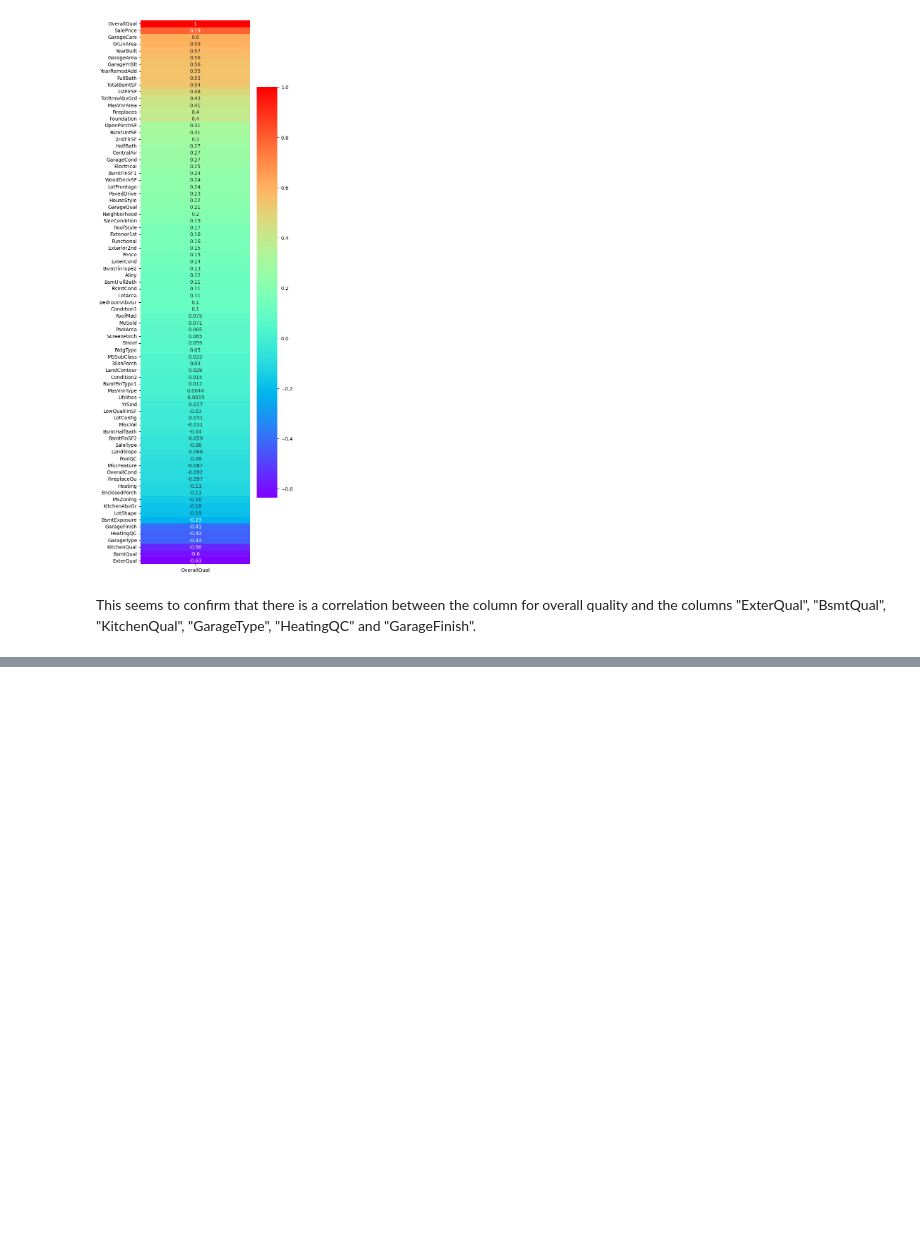
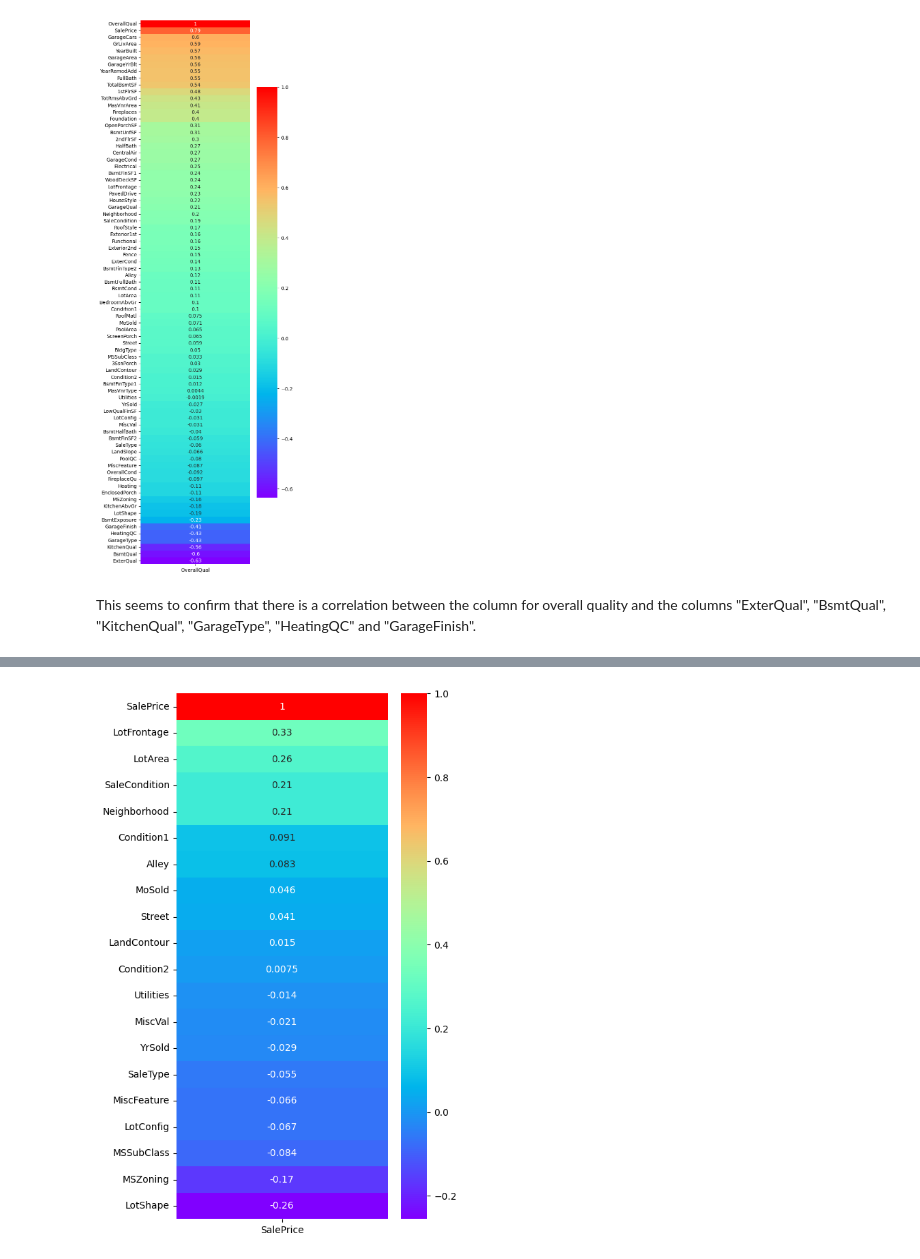
Before and after one commit to vin-br/house-prices, a Jupyter notebook: Data Analysis.ipynb, the cells around one changed output, grey strips where cells are left out. Cells and saved outputs as stored; diff of their text form; code cells hidden in the pictures; blank space fills up the shorter version.

```diff
--- a/Data Analysis.ipynb
+++ b/Data Analysis.ipynb
@@ -605,0 +633,6 @@ dataset_garage
+# %%
+dataset_heatmap_lot = dataset_corr[["SalePrice"]]
+plt.figure(figsize=(5,10))
+plt.show(sns.heatmap(dataset_heatmap_lot.sort_values(by=["SalePrice"], ascending=False), cmap="rainbow", annot=True))
+# %% [output]
+[figure, added]
```
Also changed, not shown: parts of 56 cells of this notebook.
